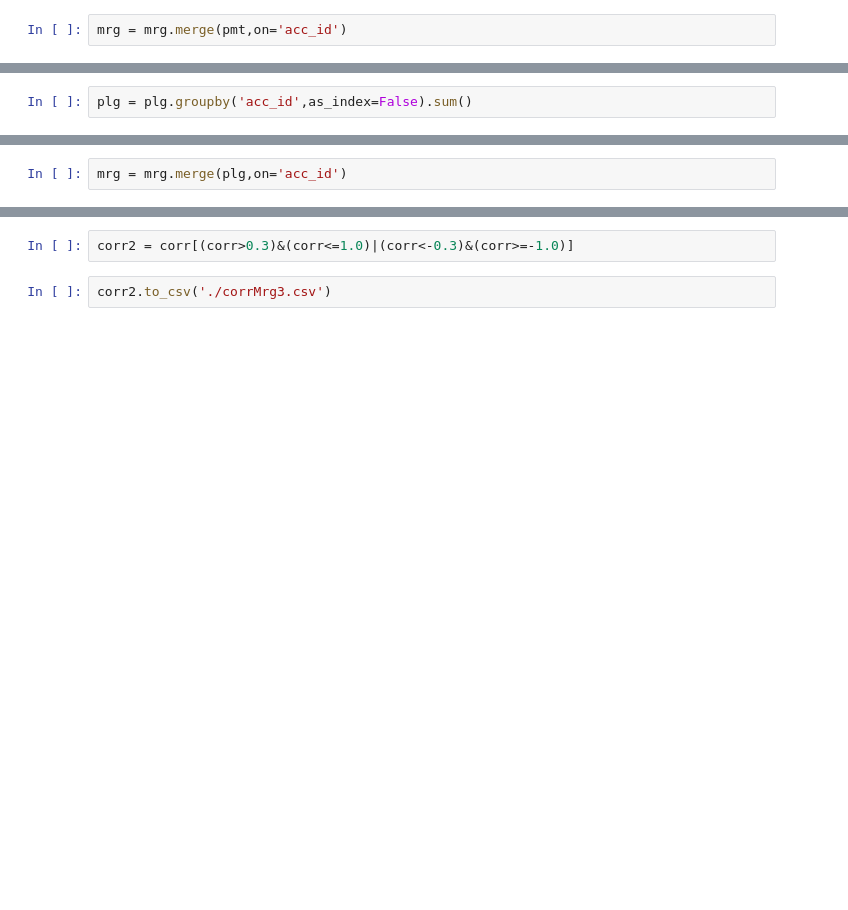
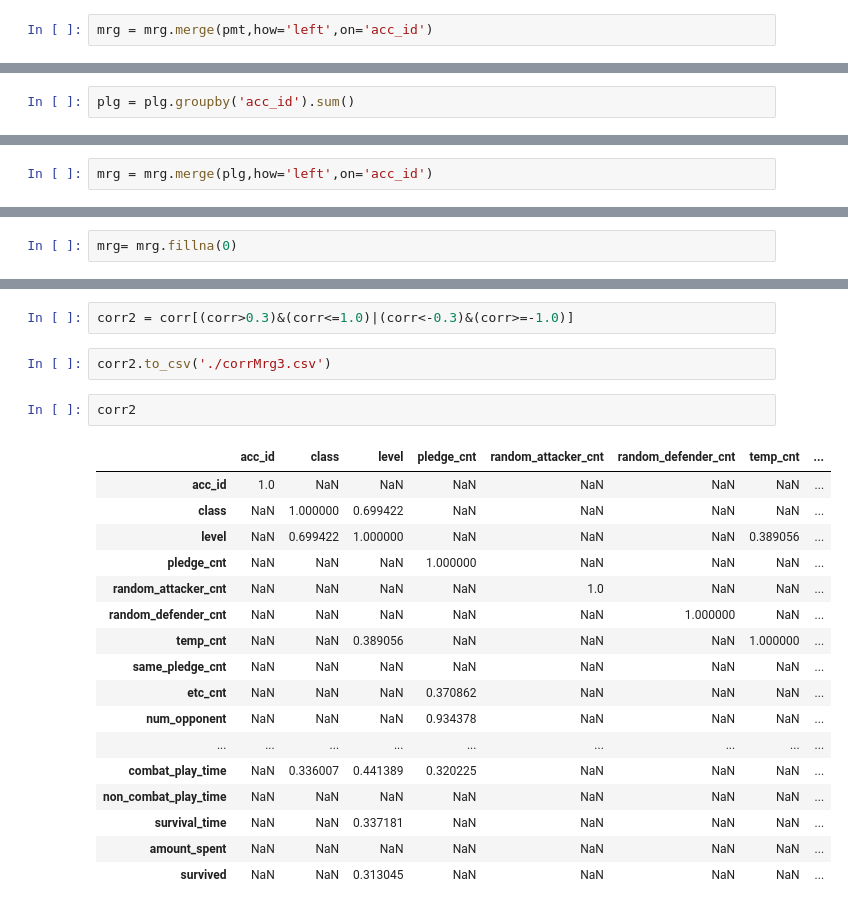
Before and after one commit to cyberjam/BigContest, a Jupyter notebook: SHAP/CombineSHAP.ipynb, the cells around one changed output, grey strips where cells are left out. Drawn from its saved outputs; the diff is of its cells as text; blank space fills up the shorter version.

Commit message:
to Jimmy
과금 유저 전처리 , fe 방법 중요도 평가, multi val linear 과금으로 결제비용 예측. cost 0.5-0.7  level,class 제외하고 모든 컬럼

```diff
--- a/SHAP/CombineSHAP.ipynb
+++ b/SHAP/CombineSHAP.ipynb
@@ -85,7 +96,7 @@ pmt = pmt.groupby('acc_id',as_index=False).sum()
 # %%
 pmt = pmt.rename(columns={"amount_spent":"amount_spent_pmt"})
 # %%
-mrg = mrg.merge(pmt,on='acc_id')
+mrg = mrg.merge(pmt,how='left',on='acc_id')
 # %%
 mrg.shape
 # %% [output]
@@ -100,13 +131,13 @@ plg = plg_raw
 # %%
 plg = plg.drop(columns = ['day','server'])
 # %%
-plg = plg.groupby('acc_id',as_index=False).sum()
+plg = plg.groupby('acc_id').sum()
 # %%
 plg = plg.drop(columns=['char_id','pledge_id'])
 # %%
 plg = plg.rename(columns={"random_attacker_cnt": "random_attacker_cnt_plg", "random_defender_cnt": "random_defender_cnt_plg","temp_cnt":"temp_cnt_plg","same_pledge_cnt":"same_pledge_cnt_plg","etc_cnt":"etc_cnt_plg"})
 # %%
-mrg = mrg.merge(plg,on='acc_id')
+mrg = mrg.merge(plg,how='left',on='acc_id')
 # %%
 mrg.shape
 # %% [output]
@@ -114,2 +165,4 @@ mrg.shape
 # %% [markdown]
 -----------------------------------------------------------------------------------
+# %%
+mrg= mrg.fillna(0)
@@ -230,3 +332,23 @@ Index(['acc_id', 'class', 'level', 'pledge_cnt', 'random_attacker_cnt',
 corr2 = corr[(corr>0.3)&(corr<=1.0)|(corr<-0.3)&(corr>=-1.0)]
 # %%
 corr2.to_csv('./corrMrg3.csv')
+# %%
+corr2
+# %% [output]
+|  | acc_id | class | level | pledge_cnt | random_attacker_cnt | random_defender_cnt | temp_cnt | ... |
+| acc_id | 1.0 | NaN | NaN | NaN | NaN | NaN | NaN | ... |
+| class | NaN | 1.000000 | 0.699422 | NaN | NaN | NaN | NaN | ... |
+| level | NaN | 0.699422 | 1.000000 | NaN | NaN | NaN | 0.389056 | ... |
+| pledge_cnt | NaN | NaN | NaN | 1.000000 | NaN | NaN | NaN | ... |
+| random_attacker_cnt | NaN | NaN | NaN | NaN | 1.0 | NaN | NaN | ... |
+| random_defender_cnt | NaN | NaN | NaN | NaN | NaN | 1.000000 | NaN | ... |
+| temp_cnt | NaN | NaN | 0.389056 | NaN | NaN | NaN | 1.000000 | ... |
+| same_pledge_cnt | NaN | NaN | NaN | NaN | NaN | NaN | NaN | ... |
+| etc_cnt | NaN | NaN | NaN | 0.370862 | NaN | NaN | NaN | ... |
+| num_opponent | NaN | NaN | NaN | 0.934378 | NaN | NaN | NaN | ... |
+| ... | ... | ... | ... | ... | ... | ... | ... | ... |
+| combat_play_time | NaN | 0.336007 | 0.441389 | 0.320225 | NaN | NaN | NaN | ... |
+| non_combat_play_time | NaN | NaN | NaN | NaN | NaN | NaN | NaN | ... |
+| survival_time | NaN | NaN | 0.337181 | NaN | NaN | NaN | NaN | ... |
+| amount_spent | NaN | NaN | NaN | NaN | NaN | NaN | NaN | ... |
+| survived | NaN | NaN | 0.313045 | NaN | NaN | NaN | NaN | ... |
```
Also changed, not shown: parts of 24 cells of this notebook, 14 other files.
